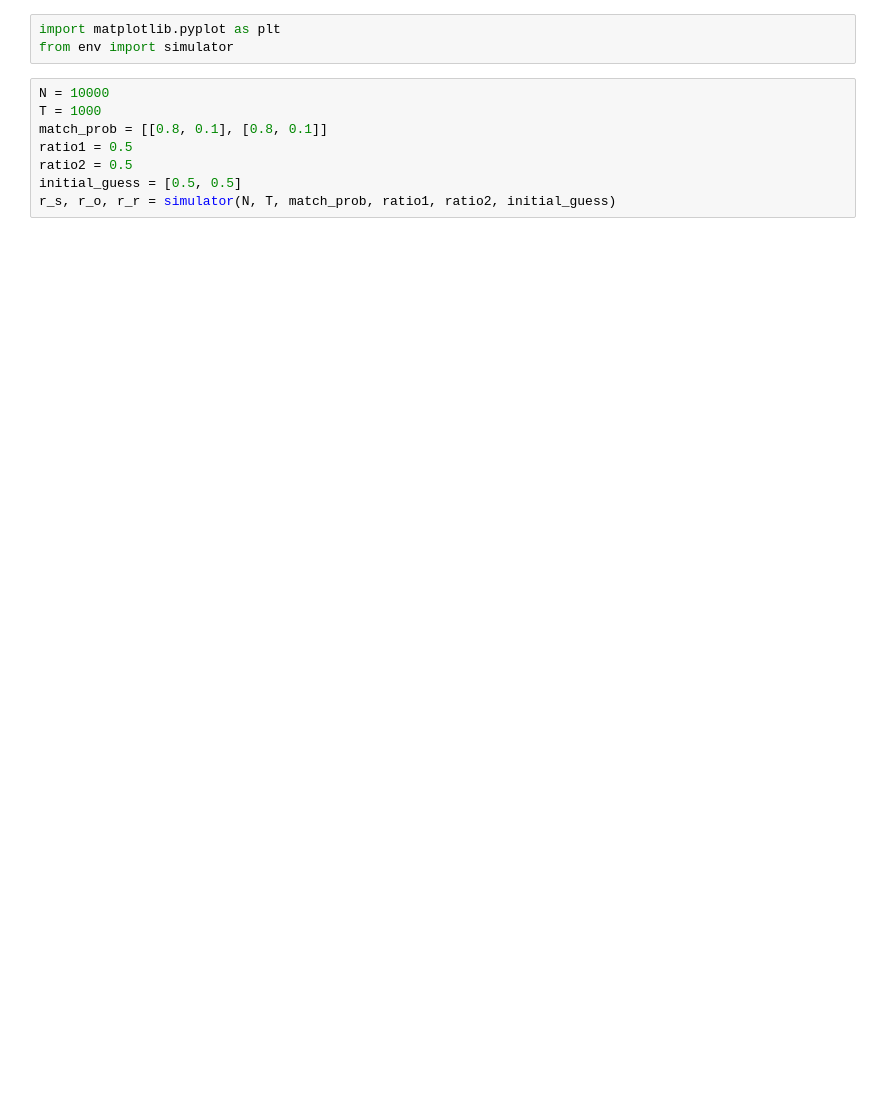
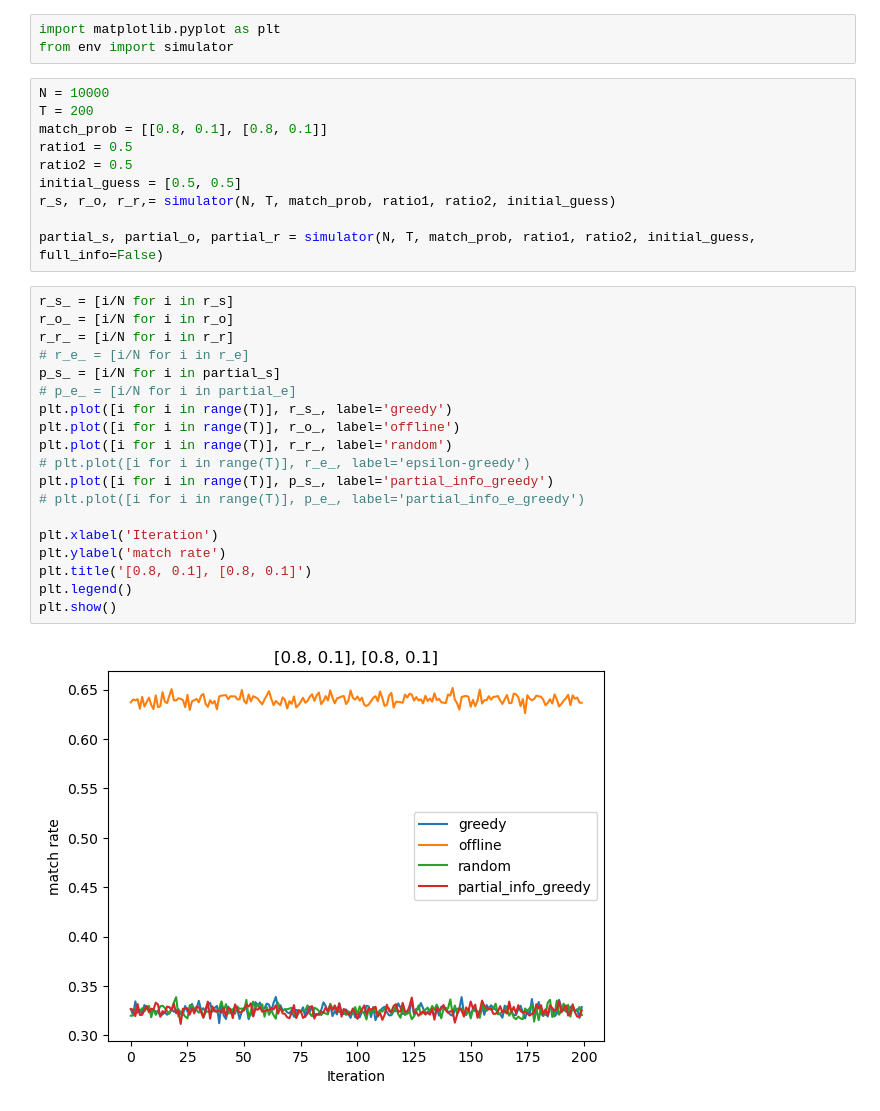
Before and after one commit to ppxwdy/capture_uncertain_in_dating, a Jupyter notebook: charts.ipynb, the cells around one changed output. Drawn from its saved outputs; the diff is of its cells as text; blank space fills up the shorter version.

```diff
--- a/charts.ipynb
+++ b/charts.ipynb
@@ -3,9 +3,32 @@ import matplotlib.pyplot as plt
 from env import simulator
 # %%
 N = 10000
-T = 1000
+T = 200
 match_prob = [[0.8, 0.1], [0.8, 0.1]]
 ratio1 = 0.5
 ratio2 = 0.5
 initial_guess = [0.5, 0.5]
-r_s, r_o, r_r = simulator(N, T, match_prob, ratio1, ratio2, initial_guess)
+r_s, r_o, r_r,= simulator(N, T, match_prob, ratio1, ratio2, initial_guess)
+
+partial_s, partial_o, partial_r = simulator(N, T, match_prob, ratio1, ratio2, initial_guess, full_info=False)
+# %%
+r_s_ = [i/N for i in r_s]
+r_o_ = [i/N for i in r_o]
+r_r_ = [i/N for i in r_r]
+# r_e_ = [i/N for i in r_e]
+p_s_ = [i/N for i in partial_s]
+# p_e_ = [i/N for i in partial_e]
+plt.plot([i for i in range(T)], r_s_, label='greedy')
+plt.plot([i for i in range(T)], r_o_, label='offline')
+plt.plot([i for i in range(T)], r_r_, label='random')
+# plt.plot([i for i in range(T)], r_e_, label='epsilon-greedy')
+plt.plot([i for i in range(T)], p_s_, label='partial_info_greedy')
+# plt.plot([i for i in range(T)], p_e_, label='partial_info_e_greedy')
+
+plt.xlabel('Iteration')
+plt.ylabel('match rate')
+plt.title('[0.8, 0.1], [0.8, 0.1]')
+plt.legend()
+plt.show()
+# %% [output]
+[figure, added]
```
Also changed, not shown: parts of 8 cells of this notebook, 1 other file.
